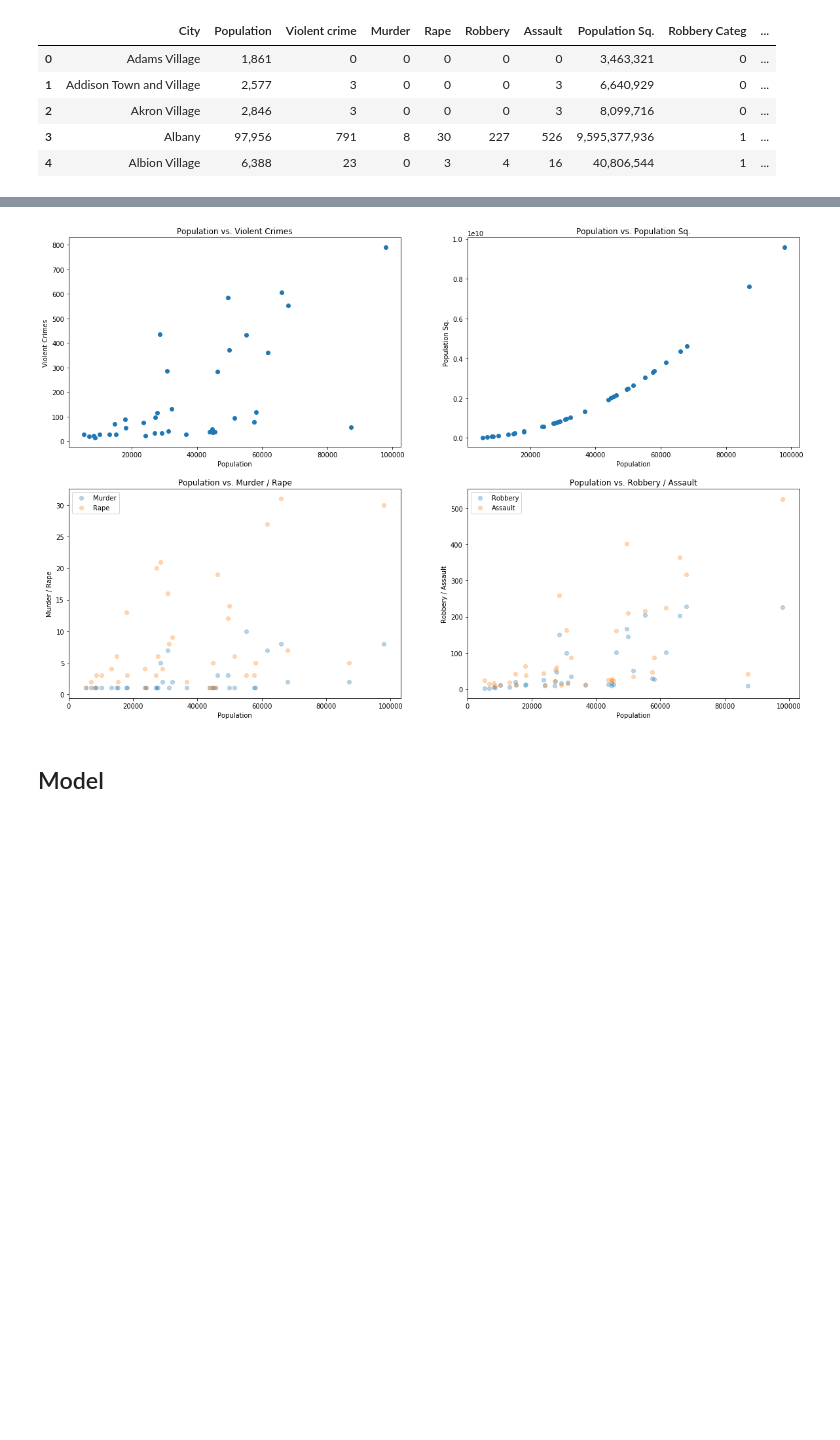
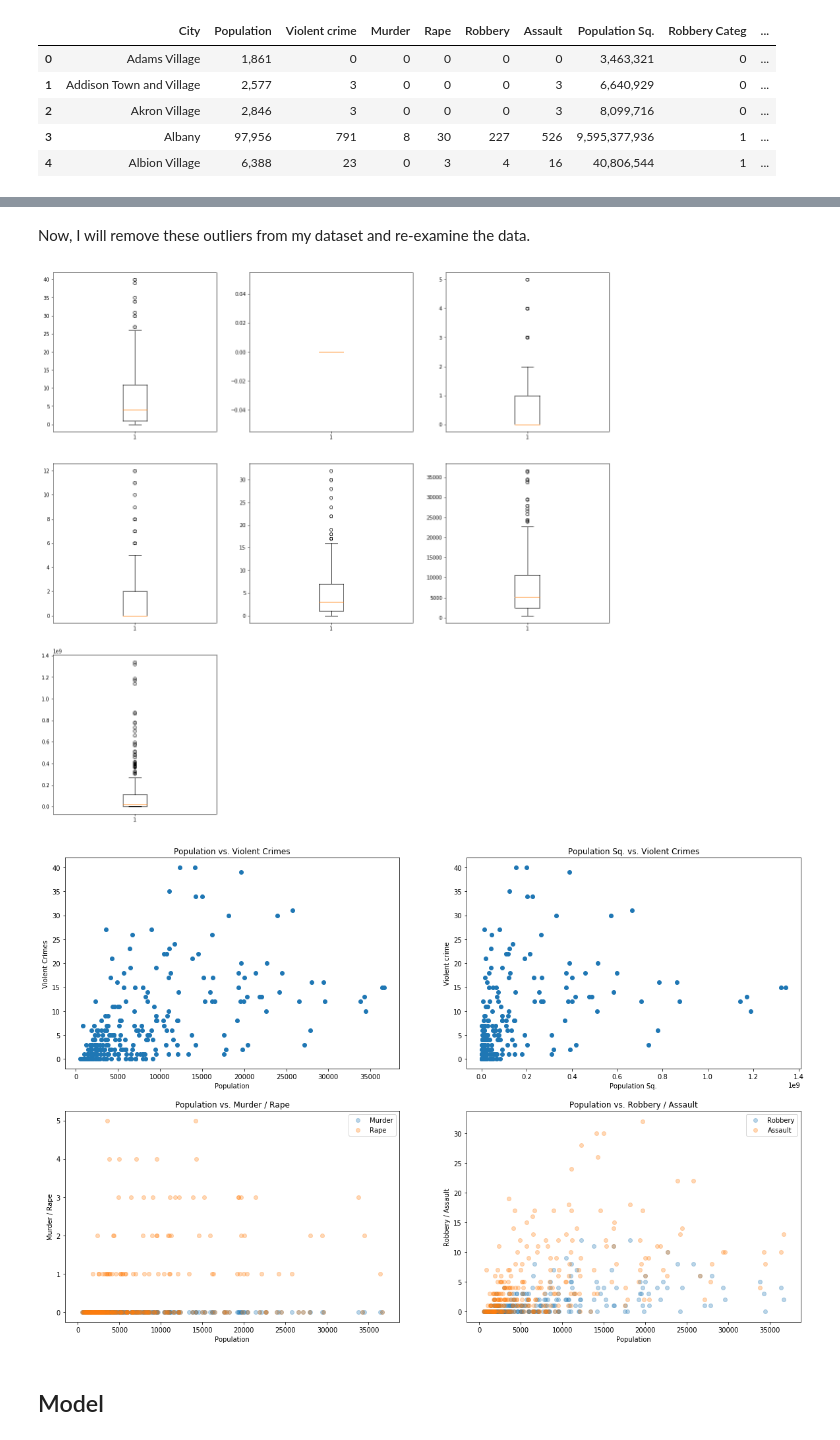
Before and after one commit to esthersweon/thinkful, a Jupyter notebook: main/unit_2/lesson_4_project_4.ipynb, the cells around one changed output, grey strips where cells are left out. Drawn from its saved outputs; the diff is of its cells as text; code cells hidden in the pictures; blank space fills up the shorter version.

```diff
--- a/main/unit_2/lesson_4_project_4.ipynb
+++ b/main/unit_2/lesson_4_project_4.ipynb
@@ -50,9 +50,13 @@ crime_df['Population Sq.'] = crime_df['Population'] ** 2
 crime_df['Robbery Categ'] = np.where(crime_df['Robbery'] > 0, 1, 0)
 crime_df['Murder Categ'] = np.where(crime_df['Murder and\nnonnegligent\nmanslaughter'] > 0, 1, 0)
 
-crime_df = crime_df.drop(['Rape\n(revised\ndefinition)1', 'Motor\nvehicle\ntheft', 'Larceny-\ntheft', 'Burglary', 'Property\ncrime', 'Arson3'], axis=1)
+# 'Motor\nvehicle\ntheft', 'Larceny-\ntheft', 'Burglary', 'Property\ncrime', 'Arson3'
+crime_df = crime_df.drop(['Rape\n(revised\ndefinition)1'], axis=1)
 crime_df = crime_df[pd.notnull(crime_df['Population'])]
 crime_df.rename(columns = {'Violent\ncrime': 'Violent crime', 'Murder and\nnonnegligent\nmanslaughter': 'Murder', 'Rape\n(legacy\ndefinition)2':'Rape', 'Aggravated\nassault': 'Assault'}, inplace = True)
+
+crime_df['Nonviolent crimes'] = crime_df['Motor\nvehicle\ntheft'] + crime_df['Larceny-\ntheft'] + crime_df['Burglary'] + crime_df['Property\ncrime'] + crime_df['Arson3']
+crime_df = crime_df.drop(['Motor\nvehicle\ntheft', 'Larceny-\ntheft', 'Burglary', 'Property\ncrime', 'Arson3'], axis=1)
 
 crime_df['Violent crimes add up'] = crime_df['Violent crime'] == crime_df['Murder'] + crime_df['Rape'] + crime_df['Robbery'] +crime_df['Assault']
 crime_df['More crimes than people'] = crime_df['Violent crime'] > crime_df['Population']
@@ -84,10 +88,10 @@ def display_relevant_plots(df):
     plt.title('Population vs. Violent Crimes')
 
     plt.subplot(3, 2, 2)
-    plt.scatter(df['Population'], df['Population Sq.'])
-    plt.xlabel('Population')
-    plt.ylabel('Population Sq.')
-    plt.title('Population vs. Population Sq.')
+    plt.scatter(df['Population Sq.'], df['Violent crime'])
+    plt.xlabel('Population Sq.')
+    plt.ylabel('Violent crime')
+    plt.title('Population Sq. vs. Violent Crimes')
 
     plt.subplot(3, 2, 3)
     plt.scatter(df['Population'], df['Murder'], alpha=0.3)
@@ -113,9 +193,12 @@ display_relevant_plots(cities_under_outlier_cutoff)
+# %% [markdown]
+Now, I will remove these outliers from my dataset and re-examine the data.
 # %%
-crime_df = crime_df[(crime_df['Violent crime'] > 0) & (crime_df['Murder'] > 0) & (crime_df['Rape'] > 0) & (crime_df['Robbery'] > 0) & (crime_df['Assault'] > 0)]
-new_cities_under_outlier_cutoff = crime_df[crime_df['Population'] < 100000]
+new_df_without_outliers = crime_df[(crime_df['Population'] < outliers['pop']) & (crime_df['Violent crime'] < outliers['crime']) & (crime_df['Murder'] < outliers['murder']) & (crime_df['Rape'] < outliers['rape']) & (crime_df['Robbery'] < outliers['robbery']) & (crime_df['Assault'] < outliers['assault'])]
+display_boxplots(new_df_without_outliers, False)
 
-display_relevant_plots(new_cities_under_outlier_cutoff)
+display_relevant_plots(new_df_without_outliers)
 # %% [output]
-[figure, old version]
+[figure, new version]
+[figure, added]
 # %% [markdown]
 ## Model
```
Also changed, not shown: parts of 9 cells of this notebook, 1 other file.
